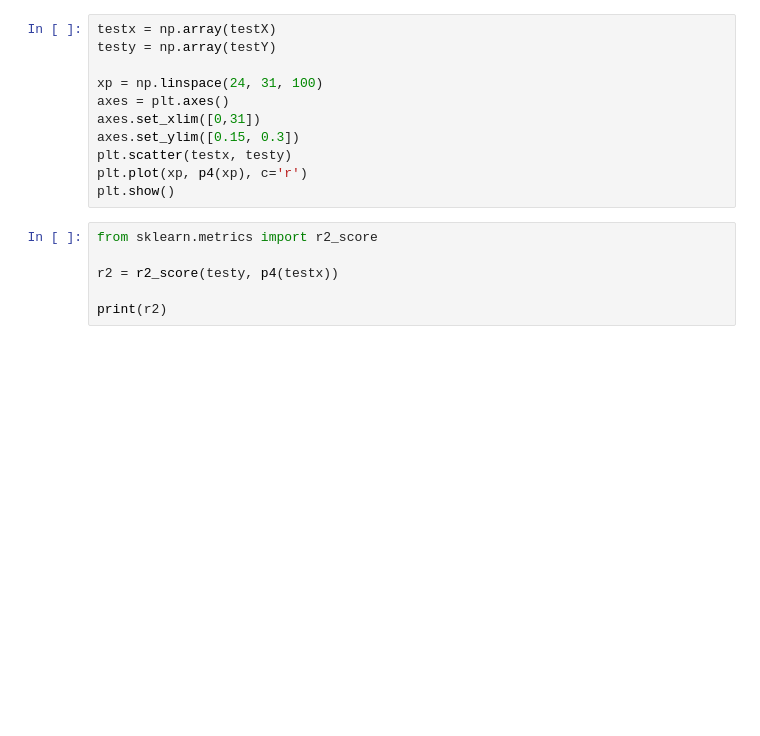
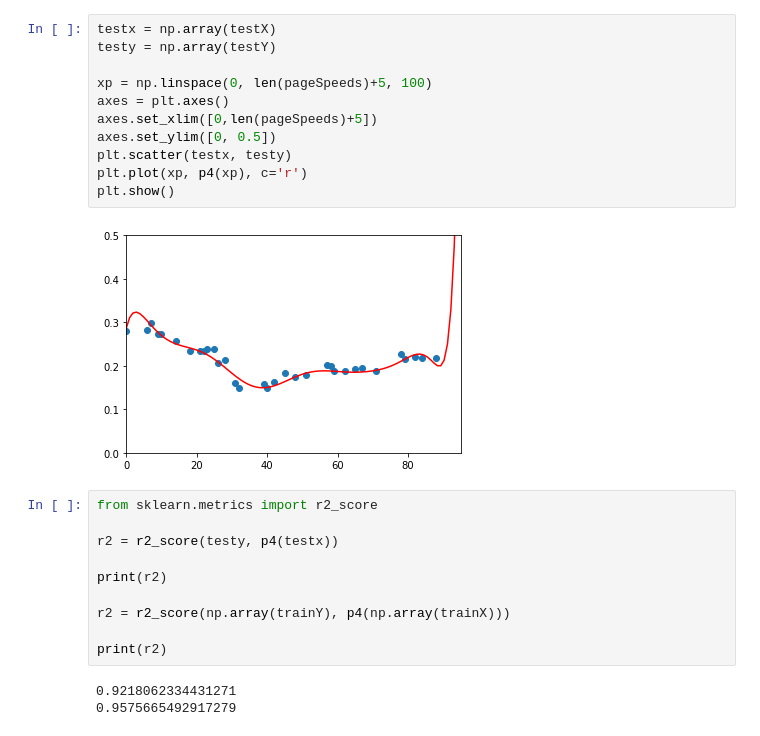
Before and after one commit to moied12/Data-Science, a Jupyter notebook: project/Bitcoin Pred Train Test.ipynb, the cells around one changed output. Drawn from its saved outputs; the diff is of its cells as text; blank space fills up the shorter version.

```diff
--- a/project/Bitcoin Pred Train Test.ipynb
+++ b/project/Bitcoin Pred Train Test.ipynb
@@ -40,17 +65,26 @@ plt.show()
 # %%
 testx = np.array(testX)
 testy = np.array(testY)
 
-xp = np.linspace(24, 31, 100)
+xp = np.linspace(0, len(pageSpeeds)+5, 100)
 axes = plt.axes()
-axes.set_xlim([0,31])
-axes.set_ylim([0.15, 0.3])
+axes.set_xlim([0,len(pageSpeeds)+5])
+axes.set_ylim([0, 0.5])
 plt.scatter(testx, testy)
 plt.plot(xp, p4(xp), c='r')
 plt.show()
+# %% [output]
+[figure, added]
 # %%
 from sklearn.metrics import r2_score
 
 r2 = r2_score(testy, p4(testx))
 
 print(r2)
+
+r2 = r2_score(np.array(trainY), p4(np.array(trainX)))
+
+print(r2)
+# %% [output]
+0.9218062334431271
+0.9575665492917279
```
Also changed, not shown: parts of 4 cells of this notebook, 2 other files.
